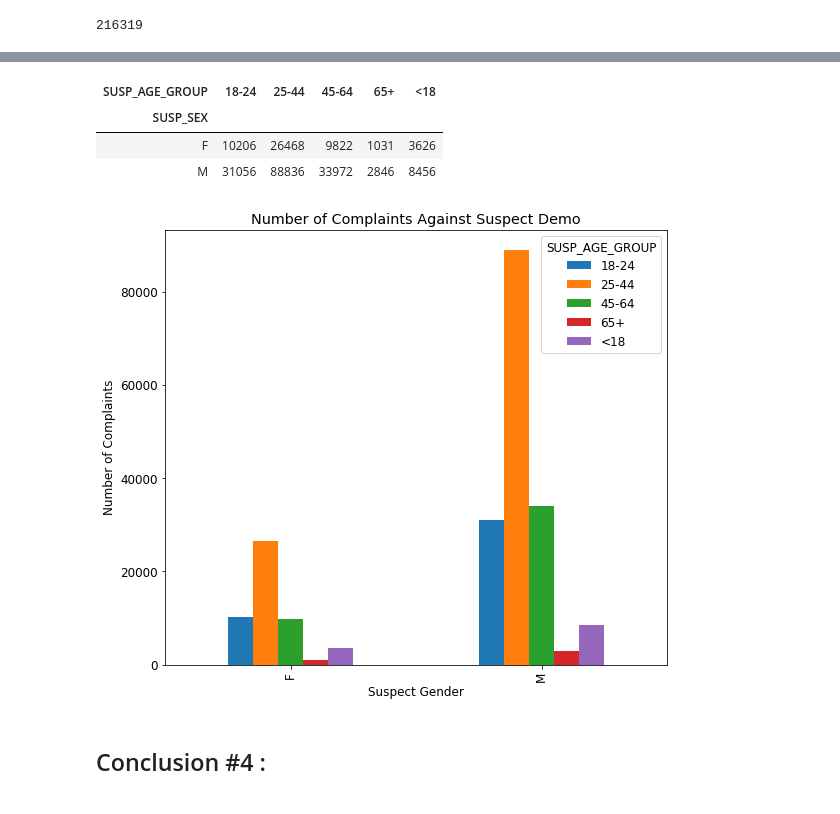
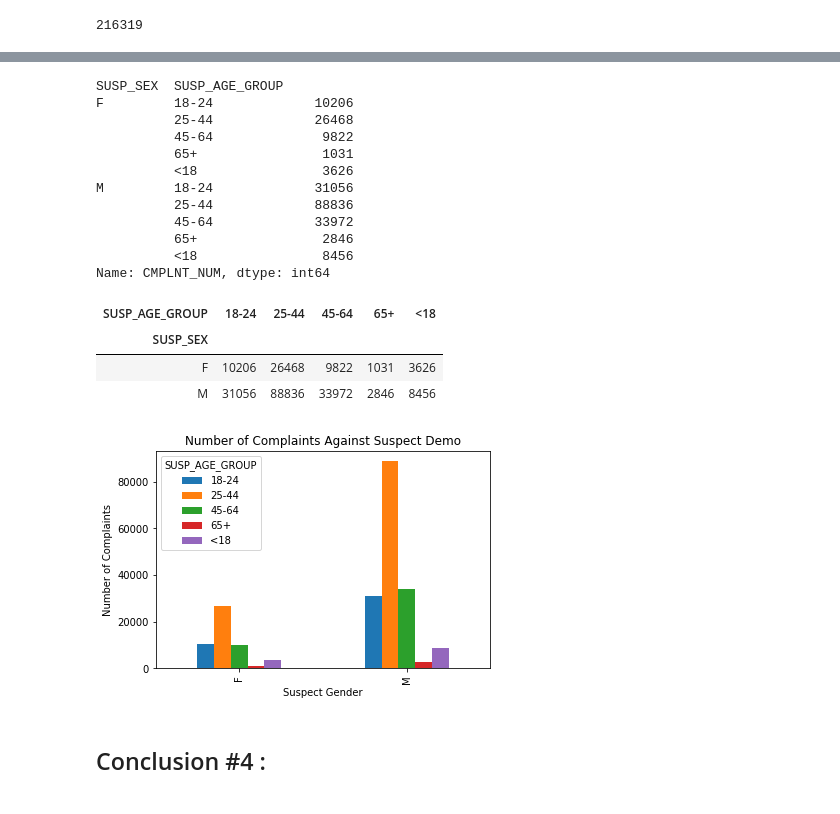
Before and after one commit to gpaet05/nypd-complaints, a Jupyter notebook: eda.ipynb, the cells around one changed output, grey strips where cells are left out. Cells and saved outputs as stored; diff of their text form; code cells hidden in the pictures.

```diff
--- a/eda.ipynb
+++ b/eda.ipynb
@@ -81,5 +78,3 @@ Name: CMPLNT_FR_DT_YEAR, dtype: int64
-# %%
-nypd.drop('CMPLNT_FR_DT_YEAR', inplace=True, axis=1)
 # %% [markdown]
 # Exploring the dataframe
 # %%
@@ -399,6 +379,4 @@ dtype: object
 # %%
 nypd['CMPLNT_FR_MONTH'] = nypd['CMPLNT_FR'].dt.month
-# %%
-nypd['CMPLNT_FR_WEEK'] = nypd['CMPLNT_FR'].dt.weekofyear
 # %%
 nypd['CMPLNT_FR_DAY_OF_WEEK'] = nypd['CMPLNT_FR'].dt.dayofweek
@@ -443,0 +407,4 @@ null_df.head(30)
+# %%
+columns_to_delete = ['CMPLNT_FR_DT', 'CMPLNT_FR_TM', 'CMPLNT_FR_DT_YEAR']
+# %%
+nypd.drop(columns_to_delete, inplace=True, axis=1)
@@ -1392,7 +1419,15 @@ susp_grouped_demo_2 = susp_grouped_demo_2.unstack()
-# %%
-susp_grouped_demo_2
-# %% [output]
-| SUSP_AGE_GROUP | 18-24 | 25-44 | 45-64 | 65+ | <18 |
-| SUSP_SEX |  |  |  |  |  |
-| F | 10206 | 26468 | 9822 | 1031 | 3626 |
-| M | 31056 | 88836 | 33972 | 2846 | 8456 |
+# %%
+susp_grouped_demo
+# %% [output]
+SUSP_SEX  SUSP_AGE_GROUP
+F         18-24             10206
+          25-44             26468
+          45-64              9822
+          65+                1031
+          <18                3626
+M         18-24             31056
+          25-44             88836
+          45-64             33972
+          65+                2846
+          <18                8456
+Name: CMPLNT_NUM, dtype: int64
@@ -1399,10 +1436,17 @@ susp_grouped_demo_2
+# %%
+susp_grouped_demo
+# %% [output]
+| SUSP_AGE_GROUP | 18-24 | 25-44 | 45-64 | 65+ | <18 |
+| SUSP_SEX |  |  |  |  |  |
+| F | 10206 | 26468 | 9822 | 1031 | 3626 |
+| M | 31056 | 88836 | 33972 | 2846 | 8456 |
 # %%
-susp_grouped_demo_2.plot(kind='bar')
+susp_grouped_demo.plot(kind='bar')
 plt.ylabel('Number of Complaints')
 plt.xlabel('Suspect Gender')
 plt.title('Number of Complaints Against Suspect Demo');
 # %% [output]
-[figure, old version]
+[figure, new version]
 # %% [markdown]
 ## Conclusion #4 :
 ## Studies have shown that "Crime occurs most frequently during the second and third decades of life. Males commit more crime overall and more violent crime than females." 2018 crime data from NYPD shows the top suspect demos are:
```
Also changed, not shown: parts of 96 cells of this notebook, 1 other file.
